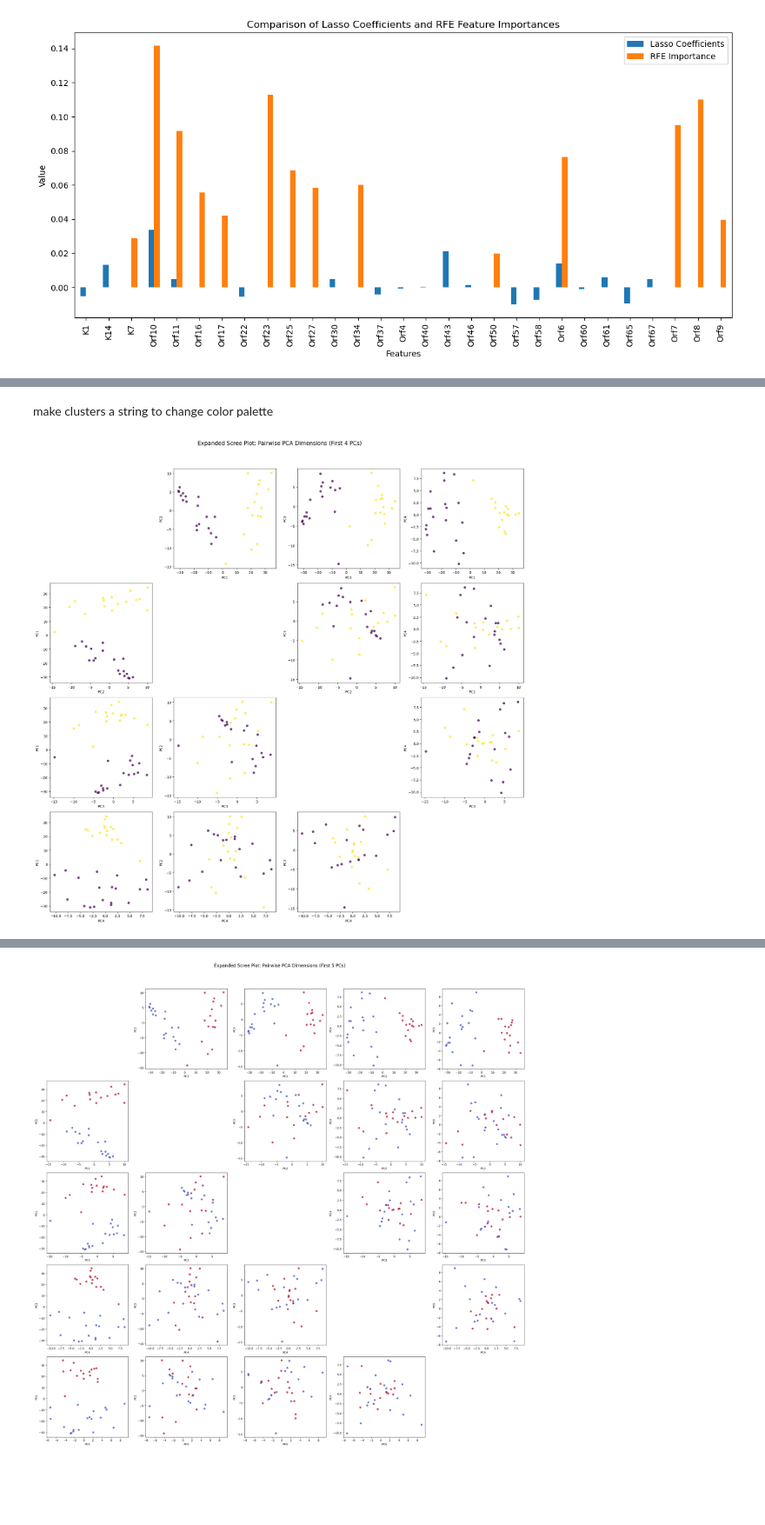
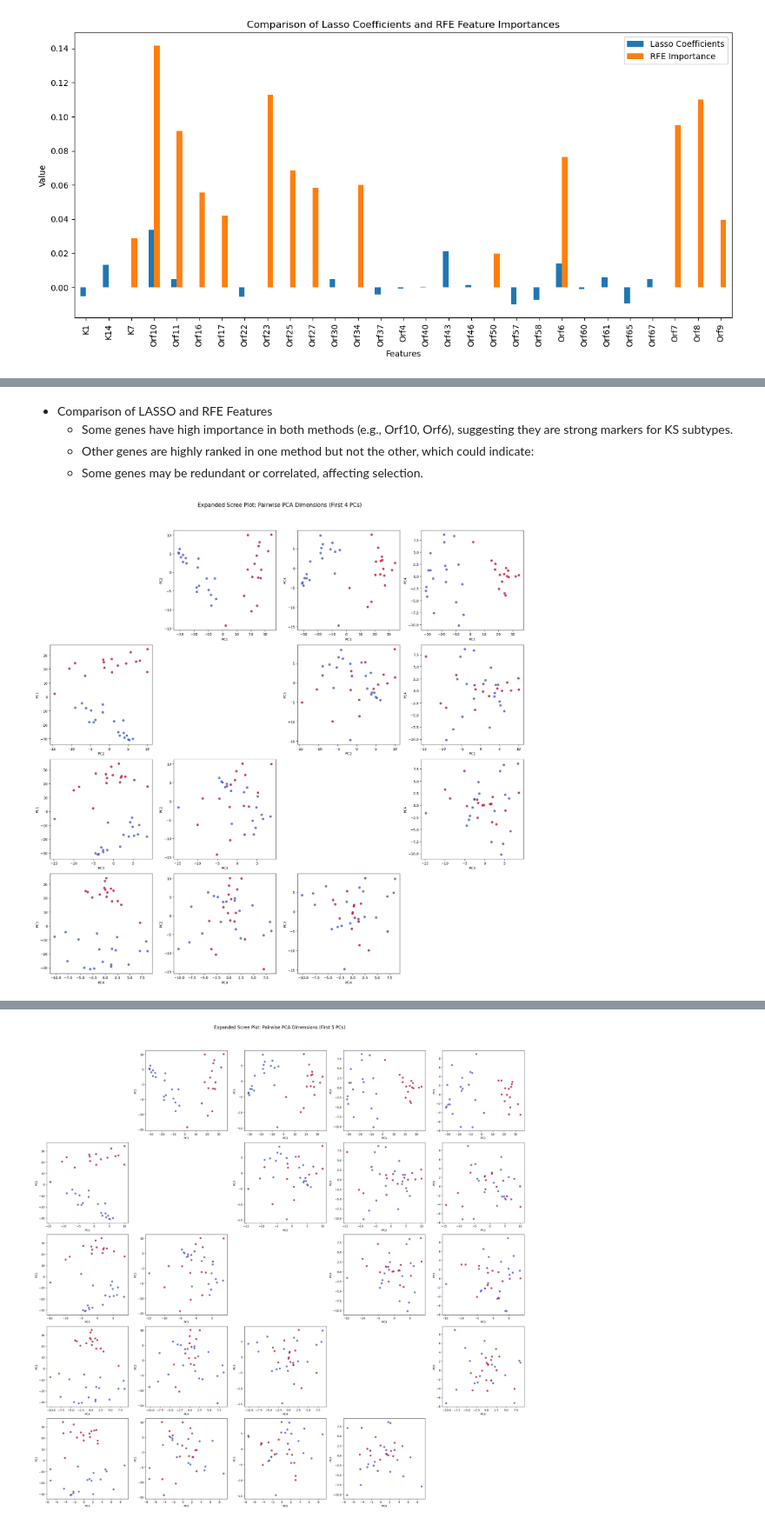
Before and after one commit to alecplotkin/DATA-481-Team-Virology, a Jupyter notebook: Praveen-Puviindran/try2/data_20250325.ipynb, the cells around one changed output, grey strips where cells are left out. Shown at 87% size. Cells and saved outputs as stored; diff of their text form; code cells hidden in the pictures; blank space fills up the shorter version.

```diff
--- a/Praveen-Puviindran/try2/data_20250325.ipynb
+++ b/Praveen-Puviindran/try2/data_20250325.ipynb
@@ -341,33 +264,36 @@ print(metrics_df)
-# %% [markdown]
-make clusters a string to change color palette
+# %% [markdown]
+- Comparison of LASSO and RFE Features
+    - Some genes have high importance in both methods (e.g., Orf10, Orf6), suggesting they are strong markers for KS subtypes.
+    - Other genes are highly ranked in one method but not the other, which could indicate:
+    - Some genes may be redundant or correlated, affecting selection.
 # %%
 from sklearn.decomposition import PCA
 
 # Perform PCA on the RFE-selected features
 pca = PCA(n_components=4)
 X_pca = pca.fit_transform(X[selected_features])
 
 # Create a DataFrame for the first 4 principal components
 pca_df_first_four = pd.DataFrame(X_pca, columns=[f'PC{i+1}' for i in range(4)])
 
 # Get the number of principal components to consider
 num_pcs = 4
 
 # Create a grid of subplots
 fig, axes = plt.subplots(num_pcs, num_pcs, figsize=(20, 20), sharex=False, sharey=False)
 fig.suptitle('Expanded Scree Plot: Pairwise PCA Dimensions (First 4 PCs)', fontsize=16)
 
 # Plot each PC dimension against each other
 for i in range(num_pcs):
     for j in range(num_pcs):
         if i != j:
-            axes[i, j].scatter(pca_df_first_four.iloc[:, i], pca_df_first_four.iloc[:, j], c=y, cmap='viridis', alpha=0.7)
+            axes[i, j].scatter(pca_df_first_four.iloc[:, i], pca_df_first_four.iloc[:, j], c=y, cmap='coolwarm', alpha=0.7)
             axes[i, j].set_xlabel(f'PC{i+1}')
             axes[i, j].set_ylabel(f'PC{j+1}')
         else:
             axes[i, j].axis('off')  # Turn off diagonal plots
 
 plt.tight_layout(rect=[0, 0, 1, 0.95])
 plt.show()
 # %% [output]
-[figure, old version]
+[figure, new version]
```
Also changed, not shown: parts of 35 cells of this notebook, 2 other files.
